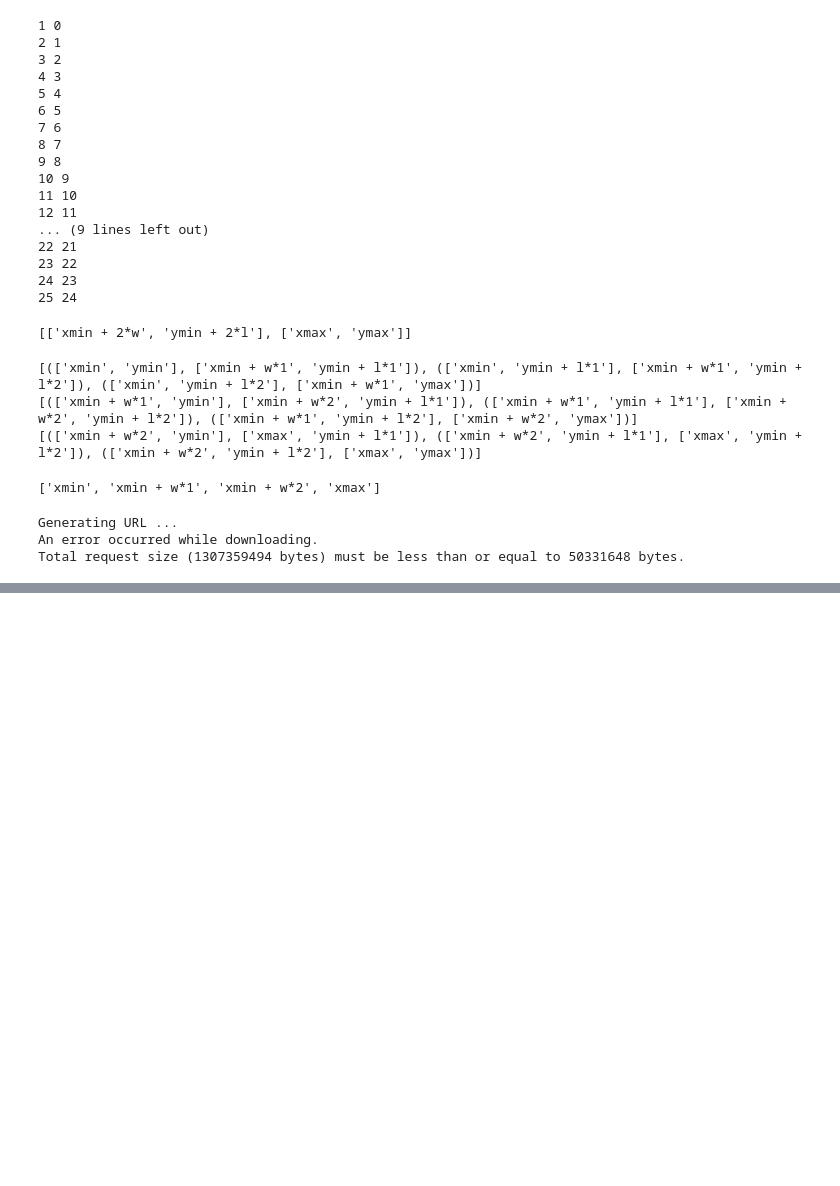
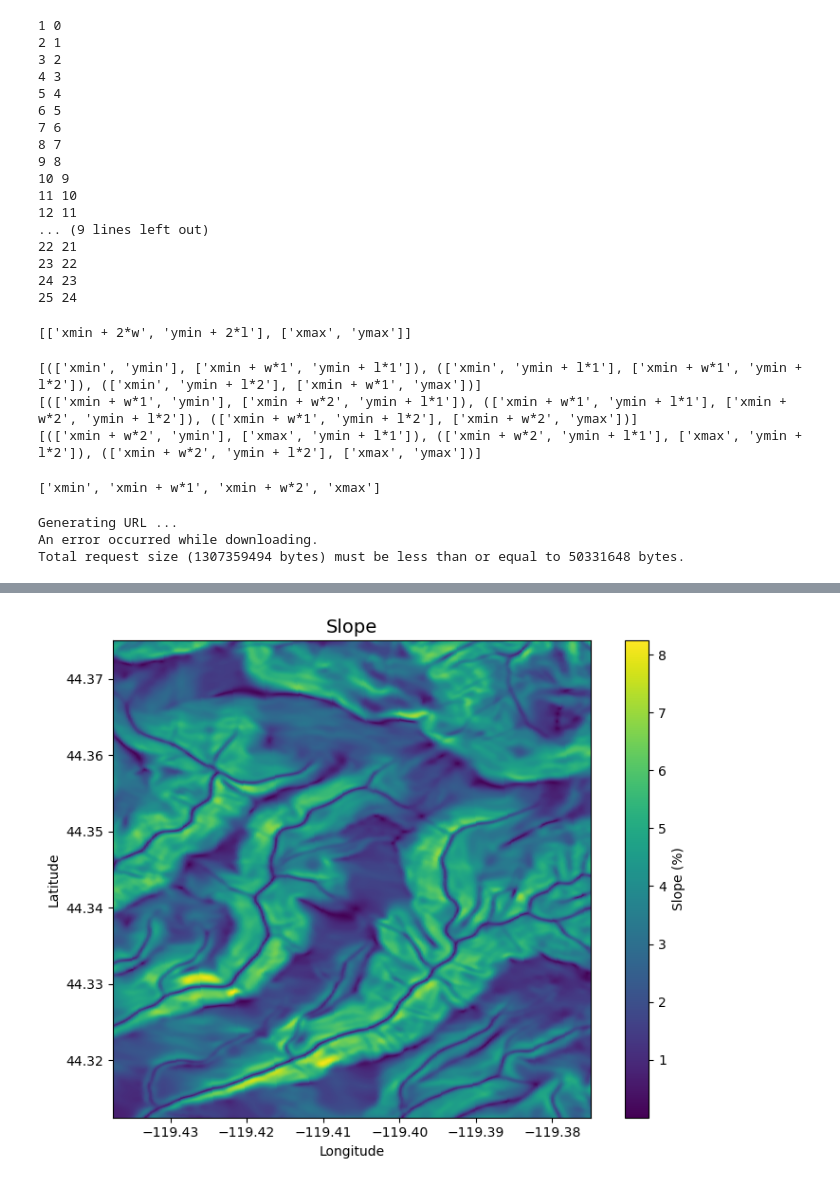
Before and after one commit to Ecotrust/forestbenchmarking, a Jupyter notebook: notebooks/geemap_test.ipynb, the cells around one changed output, grey strips where cells are left out. Saved outputs shown, nothing was run; the diff lists cells and outputs as text; code cells hidden in the pictures; blank space fills up the shorter version.

```diff
--- a/notebooks/geemap_test.ipynb
+++ b/notebooks/geemap_test.ipynb
@@ -192,0 +236,15 @@ Warning 1: TIFFReadDirectory:Sum of Photometric type-related color channels and
+# %%
+with rasterio.open(tifpath) as src:
+    img = src.read(2)
+    fig, ax = plt.subplots(figsize=(8,6))
+    fig.patch.set_alpha(0)
+    plt.grid('on', zorder=0)
+    im = ax.imshow(img, extent=grid.extent, zorder=2,
+                   interpolation='bilinear')
+    plt.colorbar(im, ax=ax, label='Slope (%)')
+    plt.title('Slope', size=14)
+    plt.xlabel('Longitude')
+    plt.ylabel('Latitude')
+    plt.tight_layout()
+# %% [output]
+[figure, added]
```
Also changed, not shown: parts of 7 cells of this notebook.
